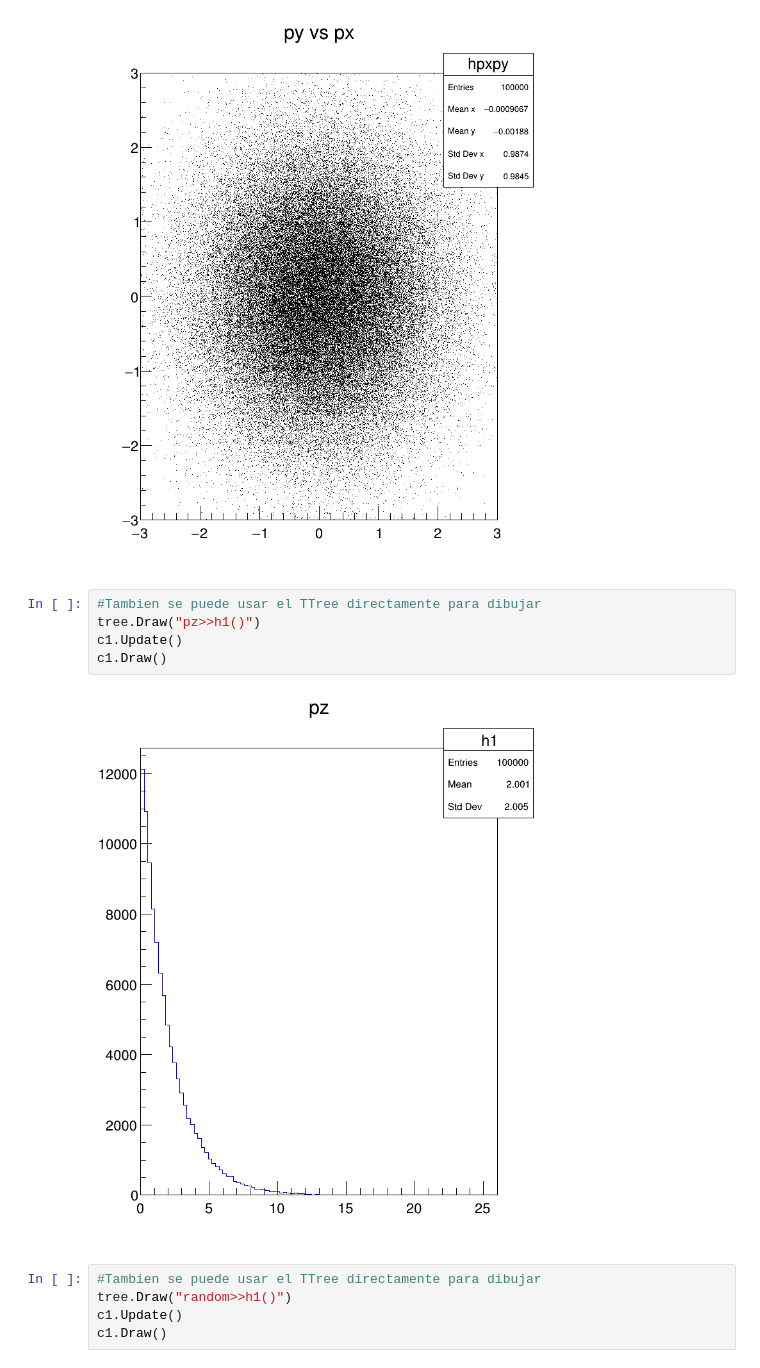
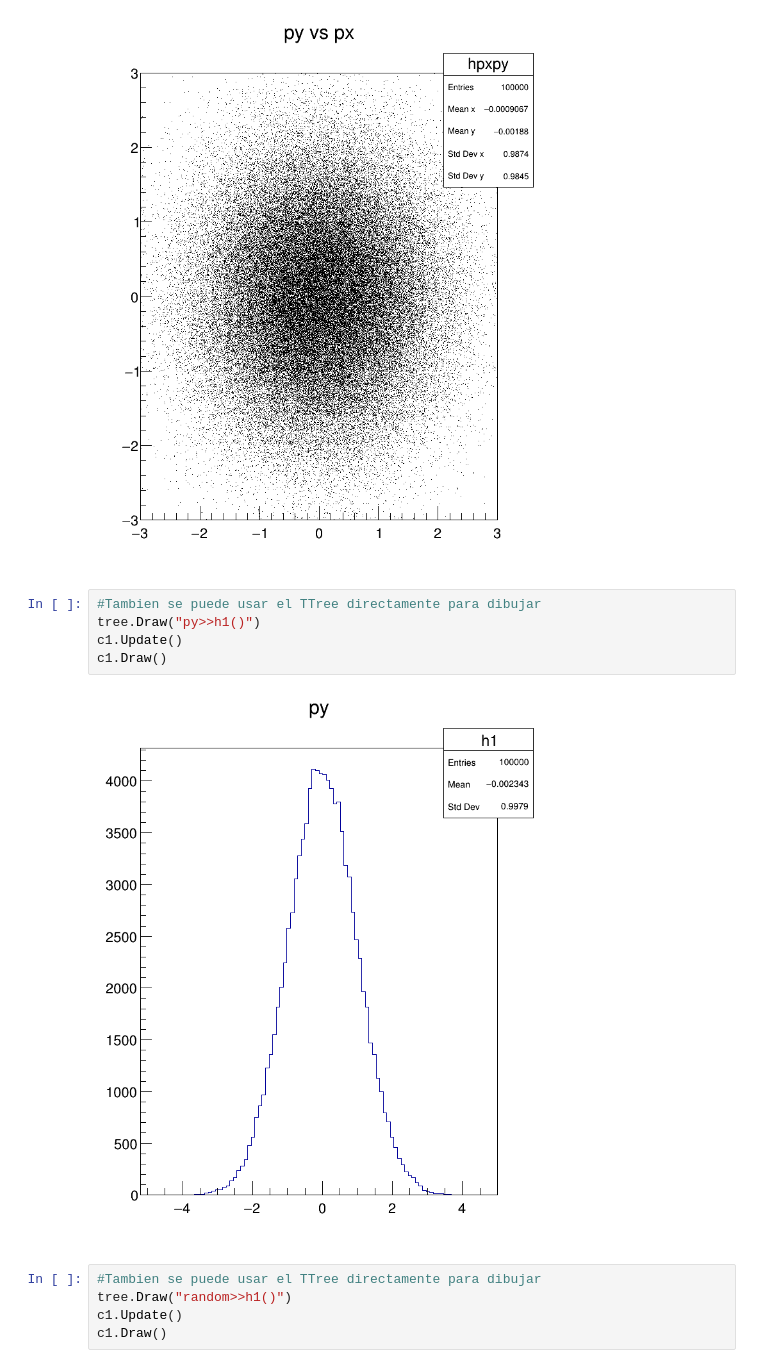
Before and after one commit to casfisica/Fisica_Computacional-1_2020-II, a Jupyter notebook: pyROOT_TFile_Tree.ipynb, the cells around one changed output. Saved outputs shown, nothing was run; the diff lists cells and outputs as text.

```diff
--- a/pyROOT_TFile_Tree.ipynb
+++ b/pyROOT_TFile_Tree.ipynb
@@ -483,11 +483,11 @@ c1.Draw()
 [figure]
 # %%
 #Tambien se puede usar el TTree directamente para dibujar
-tree.Draw("pz>>h1()")
+tree.Draw("py>>h1()")
 c1.Update()
 c1.Draw()
 # %% [output]
-[figure, old version]
+[figure, new version]
 # %%
 #Tambien se puede usar el TTree directamente para dibujar
 tree.Draw("random>>h1()")
```
Also changed, not shown: 2 other files.
